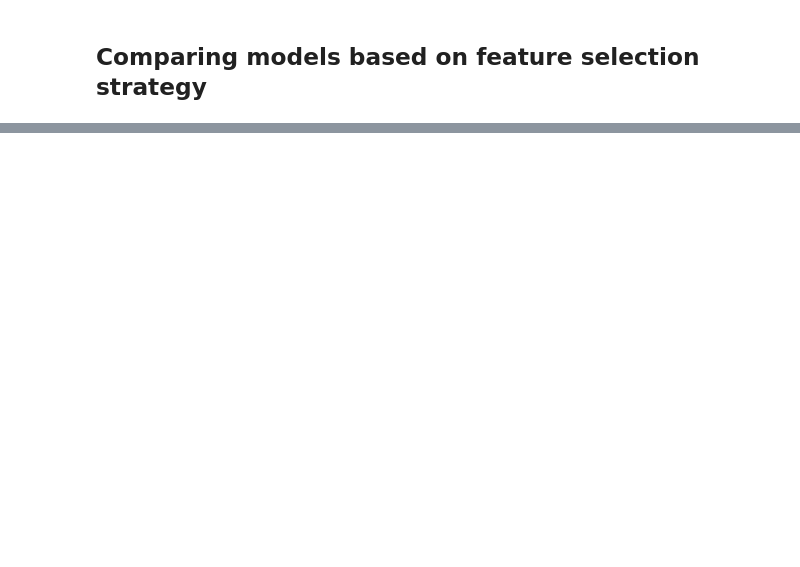
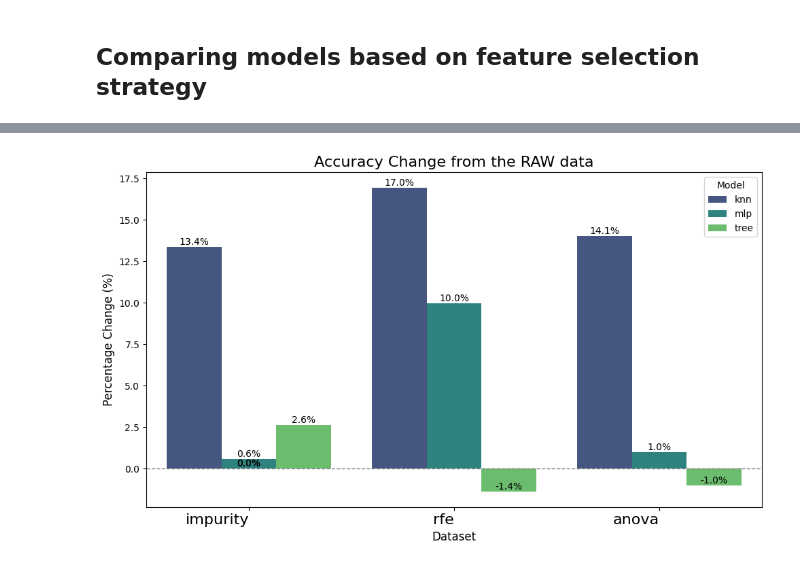
Before and after one commit to EduardoHalmen/darwin-analysis, a Jupyter notebook: notebooks/data-analysis.ipynb, the cells around one changed output, grey strips where cells are left out. Cells and saved outputs as stored; diff of their text form; code cells hidden in the pictures; blank space fills up the shorter version.

```diff
--- a/notebooks/data-analysis.ipynb
+++ b/notebooks/data-analysis.ipynb
@@ -209,0 +242,20 @@ plot_radar_chart(all_scores, model_name="tree")  # Replace "tree" with the desir
+# %%
+def metric_mean(raw, imp, rfe, anova, metric):
+    base_accuracy = raw.drop(['dataset'], axis=1).groupby("model").mean()[[metric]]
+    imp_accuracy = imp.drop(['dataset'], axis=1).groupby("model").mean()[[metric]]
+    rfe_accuracy = rfe.drop(['dataset'], axis=1).groupby("model").mean()[[metric]]
+    anova_accuracy = anova.drop(['dataset'], axis=1).groupby("model").mean()[[metric]]
+
+    result = pd.DataFrame({
+        "raw": base_accuracy[metric],
+        "impurity": imp_accuracy[metric],
+        "rfe": rfe_accuracy[metric],
+        "anova": anova_accuracy[metric]
+    })
+
+    return result
+
+all_acc_scores = metric_mean(raw_scores, feature_imp_scores, rfe_scores, anvoa_scores, "accuracy")
+all_rec_scores = metric_mean(raw_scores, feature_imp_scores, rfe_scores, anvoa_scores, "recall")
+all_pre_scores = metric_mean(raw_scores, feature_imp_scores, rfe_scores, anvoa_scores, "precision")
+all_f1_scores = metric_mean(raw_scores, feature_imp_scores, rfe_scores, anvoa_scores, "f1")
@@ -209,0 +270,53 @@ plot_radar_chart(all_scores, model_name="tree")  # Replace "tree" with the desir
+# %%
+import pandas as pd
+import matplotlib.pyplot as plt
+import seaborn as sns
+
+def plot_accuracy_change(all_acc_scores):
+    """
+    Plots the percentage change in accuracy for each model based on the raw data.
+
+    Parameters:
+        all_acc_scores (pd.DataFrame): A DataFrame containing accuracy scores for models across datasets.
+                                       Columns should include 'raw', 'impurity', 'rfe', and 'anova'.
+    """
+    # Calculate the percentage change relative to the raw data
+    percentage_change = (all_acc_scores.drop(columns=["raw"]).subtract(all_acc_scores["raw"], axis=0)) * 100
+
+    # Reshape the DataFrame for plotting
+    percentage_change = percentage_change.reset_index().melt(id_vars="model", var_name="dataset", value_name="percentage_change")
+
+    # Plot the data
+    plt.figure(figsize=(10, 6))
+    ax = sns.barplot(data=percentage_change, x="dataset", y="percentage_change", hue="model", palette="viridis")
+
+    for p in ax.patches:
+        height = p.get_height()
+        if not pd.isna(height):  # Avoid annotating NaN values
+            ax.text(
+                p.get_x() + p.get_width() / 2,  # X-coordinate (center of the bar)
+                height,  # Y-coordinate (slightly above the bar)
+                f"{height:.1f}%",  # Format the value as a percentage
+                ha="center",  # Horizontal alignment
+                va="bottom",  # Vertical alignment
+                fontsize=10,  # Font size
+                color="black"  # Text color
+            )
+
+    # Customize the plot
+    plt.axhline(0, color="gray", linestyle="--", linewidth=1)  # Add a horizontal line at 0
+    plt.title("Accuracy Change from the RAW data", fontsize=16)
+    plt.xlabel("Dataset", fontsize=12)
+    plt.ylabel("Percentage Change (%)", fontsize=12)
+    plt.xticks(rotation=0, ha="right", fontsize=16)
+    plt.legend(title="Model", fontsize=10)
+    plt.tight_layout()
+
+    plt.show()
+
+# Example usage
+# Assuming `all_acc_scores` is a DataFrame with accuracy scores for models across datasets
+# Columns: ['model', 'raw', 'impurity', 'rfe', 'anova']
+plot_accuracy_change(all_acc_scores)
+# %% [output]
+[figure, added]
```
Also changed, not shown: parts of 36 cells of this notebook, 2 other files.
